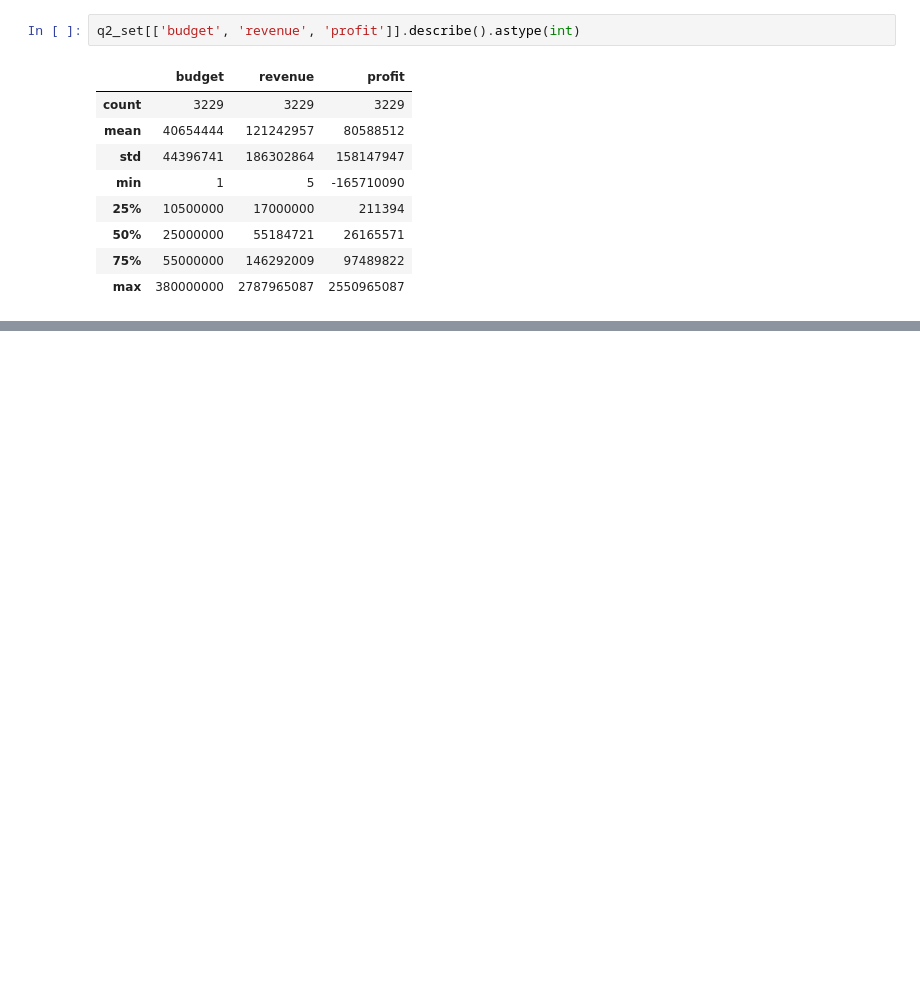
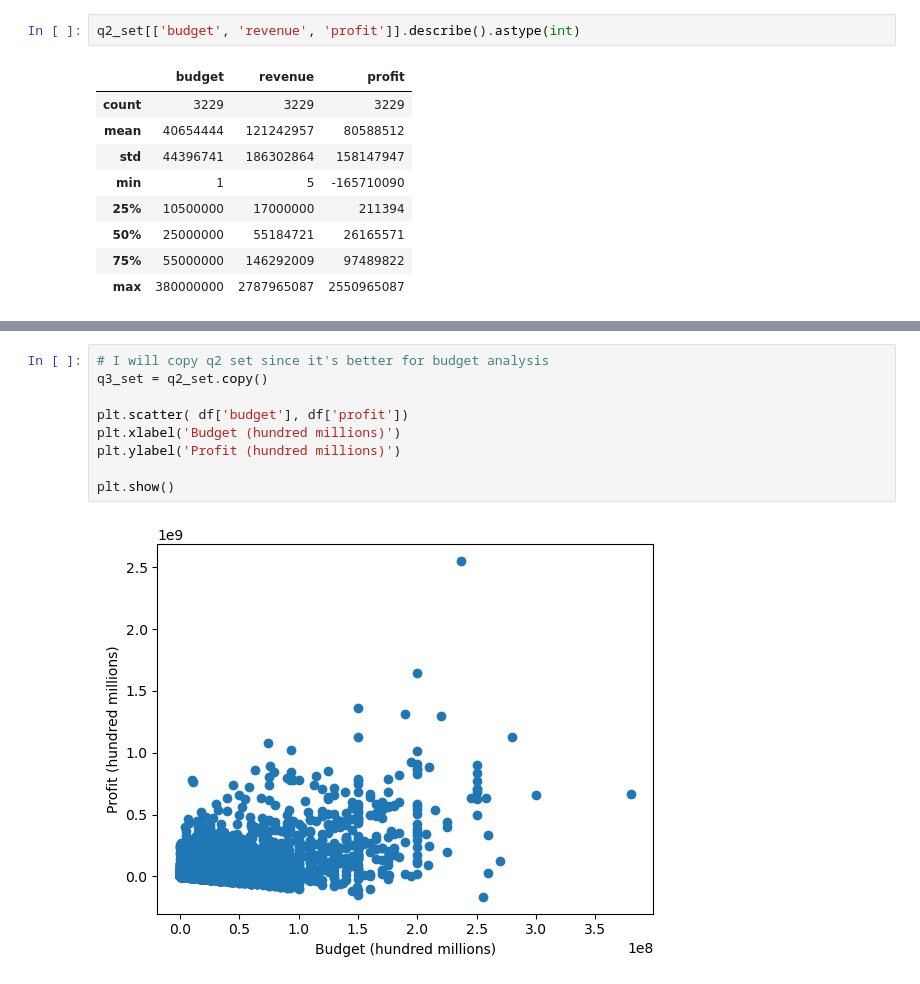
Before and after one commit to bielmc11/IMDB-MOVIES-ANALYSIS, a Jupyter notebook: movies_analysis.ipynb, the cells around one changed output, grey strips where cells are left out. Cells and saved outputs as stored; diff of their text form; blank space fills up the shorter version.

```diff
--- a/movies_analysis.ipynb
+++ b/movies_analysis.ipynb
@@ -259,0 +271,11 @@ plt.show()
+# %%
+# I will copy q2 set since it's better for budget analysis
+q3_set = q2_set.copy()
+
+plt.scatter( df['budget'], df['profit'])
+plt.xlabel('Budget (hundred millions)')
+plt.ylabel('Profit (hundred millions)')
+
+plt.show()
+# %% [output]
+[figure, added]
```
Also changed, not shown: parts of 10 cells of this notebook.
